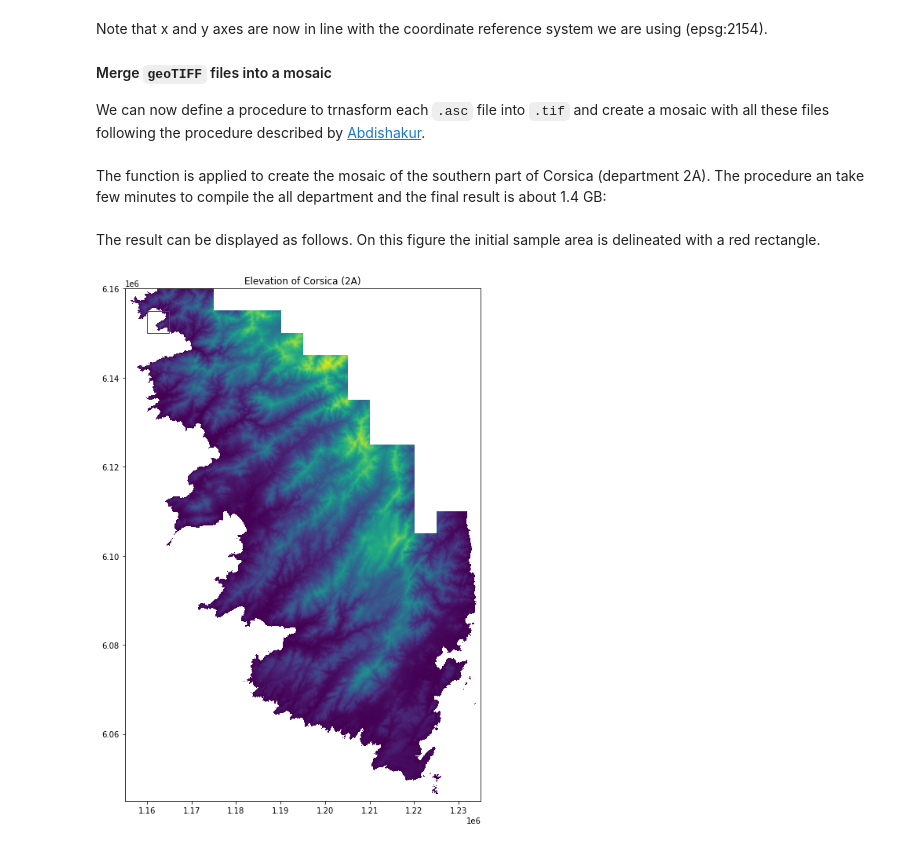
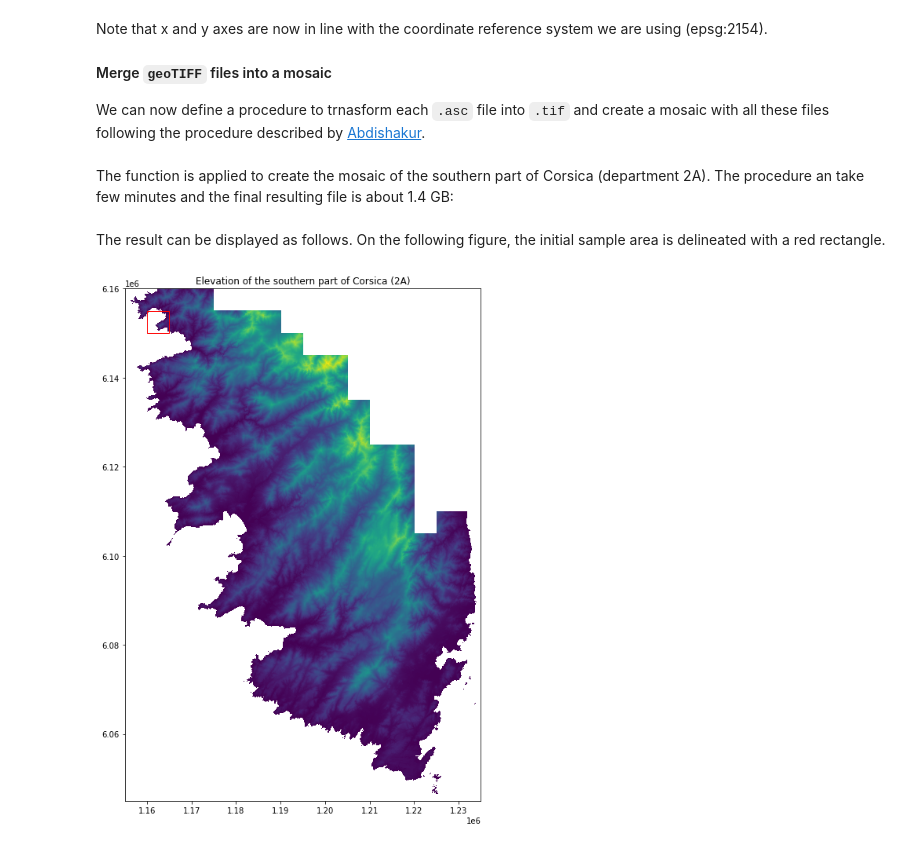
Before and after one commit to guiattard/geoscience-notebooks, a Jupyter notebook: dem-france/dem-france-5m-medium.ipynb, the cells around one changed output. Cells and saved outputs as stored; diff of their text form; code cells hidden in the pictures.

```diff
--- a/dem-france/dem-france-5m-medium.ipynb
+++ b/dem-france/dem-france-5m-medium.ipynb
@@ -417,30 +418,30 @@ def create_rge_mosaic(asc_paths_list, result_path, mosaic_name, crs):
 
     return mosaic_path
 # %% [markdown]
-The function is applied to create the mosaic of the southern part of Corsica (department 2A). The procedure an take few minutes to compile the all department and the final result is about 1.4 GB:
+The function is applied to create the mosaic of the southern part of Corsica (department 2A). The procedure an take few minutes and the final resulting file is about 1.4 GB:
 # %%
 result_path = os.path.join(DATAPATH, "result")
 mosaic_name = "mymosaic2A_2022.tif"
 
 mosaic_path = create_rge_mosaic(asc_paths_list, result_path, mosaic_name, 2154)
 # %% [markdown]
-The result can be displayed as follows. On this figure the initial sample area is delineated with a red rectangle.
+The result can be displayed as follows. On the following figure, the initial sample area is delineated with a red rectangle.
 # %%
 fig, ax = plt.subplots(1, figsize=(12, 12))
 
 # Indicate the location of the sample tiff with a red rectangle.
 x1, y1 = file.xllc, file.yllc
 dx, dy = file.ncols*file.res, file.nrows*file.res
 ax.add_patch(Rectangle((x1, y1), dx, dy, edgecolor='red', fill=False))
 
 # PLot the mosaic of the 2A departement.
 with rasterio.open(mosaic_path) as img:
     show(img, interpolation='none', ax=ax)
 
-plt.title('Elevation of Corsica (2A)')
+plt.title('Elevation of the southern part of Corsica (2A)')
 plt.show()
 # %% [output]
-[figure, old version]
+[figure, new version]
 # %% [markdown]
 #### Group mosaics and upload in Earth Engine as new assets
 
```
Also changed, not shown: parts of 4 cells of this notebook.
